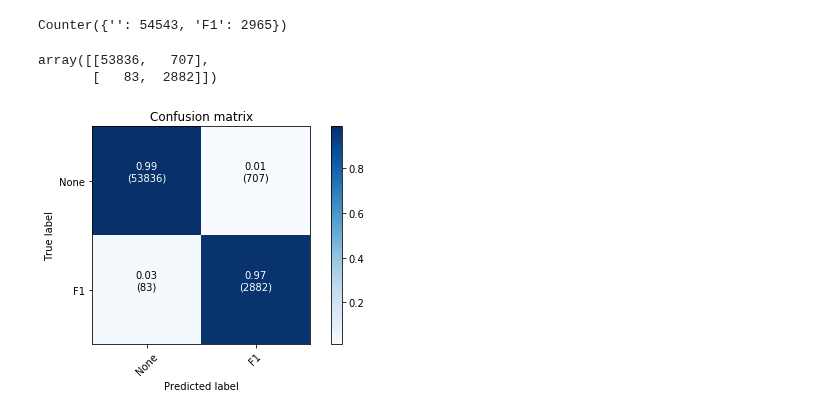
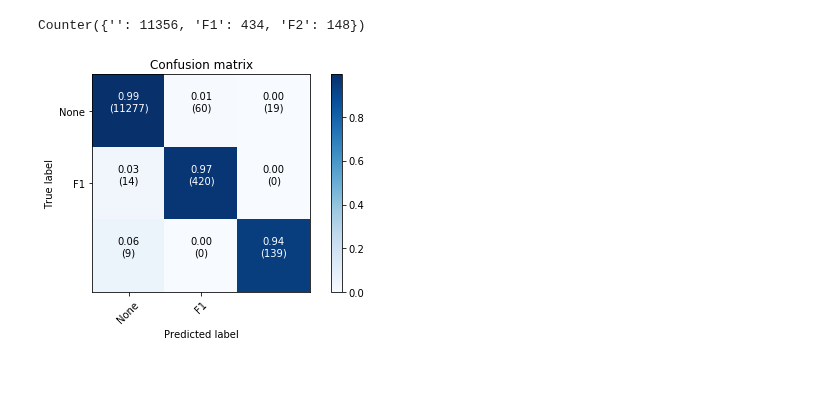
Before and after one commit to Azure/AI-PredictiveMaintenance, a Jupyter notebook: src/AML/Notebooks/ModelTraining-experimental.ipynb, the cells around one changed output. Drawn from its saved outputs; the diff is of its cells as text; code cells hidden in the pictures; blank space fills up the shorter version.

Commit message:
training notebook rewrite

```diff
--- a/src/AML/Notebooks/ModelTraining-experimental.ipynb
+++ b/src/AML/Notebooks/ModelTraining-experimental.ipynb
@@ -16,4 +18,3 @@ filenames = glob.glob("data/features/*.csv")
 converters={"failure": str}
 dfs= [pd.read_csv(filename, converters=converters) for filename in filenames]
 combined_df = pd.concat(dfs, ignore_index=True)
-combined_df.set_index(['timestamp', 'machineID'], inplace=True)
@@ -29,0 +21,10 @@ combined_df.head()
+# %%
+w = 7
+seed = 42
+
+max_cycles = combined_df.join(combined_df[(combined_df.rul.isna())]
+                              .groupby(['machineID'], as_index=False).cycle
+                              .agg(['max', 'count']).apply(lambda x: x['max'] - min(x['count'], w), axis = 1)
+                              .to_frame(name='max_cycle'), on='machineID')
+
+data = max_cycles[max_cycles.max_cycle.isna() | (max_cycles.cycle <= max_cycles.max_cycle)].drop('max_cycle', axis=1)
@@ -30,12 +54,10 @@ combined_df.head()
 # %%
-seed = 42
-w = 8
-
 clf = RandomForestClassifier(random_state=seed)
 
-combined_df.sort_index(inplace=True)
-X = combined_df.reset_index(drop = True).drop(['cycle', 'failure', 'rul'], axis=1)
-Y = combined_df.apply(lambda row: row.failure if row.rul and row.rul < w else '', axis=1)
+def xy(data, w):
+    data = data.reset_index(drop = True)
+    return (data.drop(['cycle', 'failure', 'rul', 'sequenceID'], axis=1),
+            data.apply(lambda row: row.failure if row.rul and row.rul < w else '', axis=1))
 
 # tscv = TimeSeriesSplit(n_splits=6)
 # cross_val_score(clf, X, Y, cv=tscv)
@@ -44,56 +66,50 @@ Y = combined_df.apply(lambda row: row.failure if row.rul and row.rul < w else ''
 #     train = X[[train_index]]
 #     test = X[[test_index]]
 
-X_train, X_test, Y_train, Y_test = train_test_split(X, Y, test_size=0.2, shuffle=False)
+X_train, Y_train = xy(train, w)
+X_test, Y_test = xy(test, w)
+
 sm = SMOTE(random_state=seed)
 X_train_res, Y_train_res = sm.fit_sample(X_train, Y_train)
+#X_train_res, Y_train_res = X_train, Y_train
 
 clf.fit(X_train_res, Y_train_res)
 
 c = Counter(Y_test)
 c
 # %% [output]
-Counter({'': 54543, 'F1': 2965})
+Counter({'': 11356, 'F1': 434, 'F2': 148})
 # %%
 Y_predictions = clf.predict(X_test)
 
 def plot_confusion_matrix(cm, classes,
-                          normalize=False,
                           title='Confusion matrix',
                           cmap=plt.cm.Blues):
-    """
-    This function prints and plots the confusion matrix.
-    Normalization can be applied by setting `normalize=True`.
-    """
-    if normalize:
-        orig = cm
-        cm = cm.astype('float') / cm.sum(axis=1)[:, np.newaxis]
+    orig = cm
+    cm = cm.astype('float') / cm.sum(axis=1)[:, np.newaxis]
 
     plt.imshow(cm, interpolation='nearest', cmap=cmap)
     plt.title(title)
     plt.colorbar()
     tick_marks = np.arange(len(classes))
     plt.xticks(tick_marks, classes, rotation=45)
     plt.yticks(tick_marks, classes)
 
-    fmt = '.2f' if normalize else 'd'
+    fmt = '.2f'
     thresh = cm.max() / 2.
     for i, j in itertools.product(range(cm.shape[0]), range(cm.shape[1])):
         plt.text(j, i, format(cm[i, j], fmt) + '\n({0})'.format(orig[i, j]),
                  horizontalalignment="center",
                  color="white" if cm[i, j] > thresh else "black")
 
     plt.tight_layout()
     plt.ylabel('True label')
     plt.xlabel('Predicted label')
 
 cm = confusion_matrix(Y_test, Y_predictions)
-plot_confusion_matrix(cm, ['None', 'F1'], normalize=True)
-cm
+plot_confusion_matrix(cm, ['None', 'F1'])
 # %% [output]
-array([[53836,   707],
-       [   83,  2882]])
-[figure, old version]
+[figure, new version]
 # %%
 accuracy_score(Y_test, Y_predictions)
 # %% [output]
```
Also changed, not shown: parts of 5 cells of this notebook, 2 other files.
